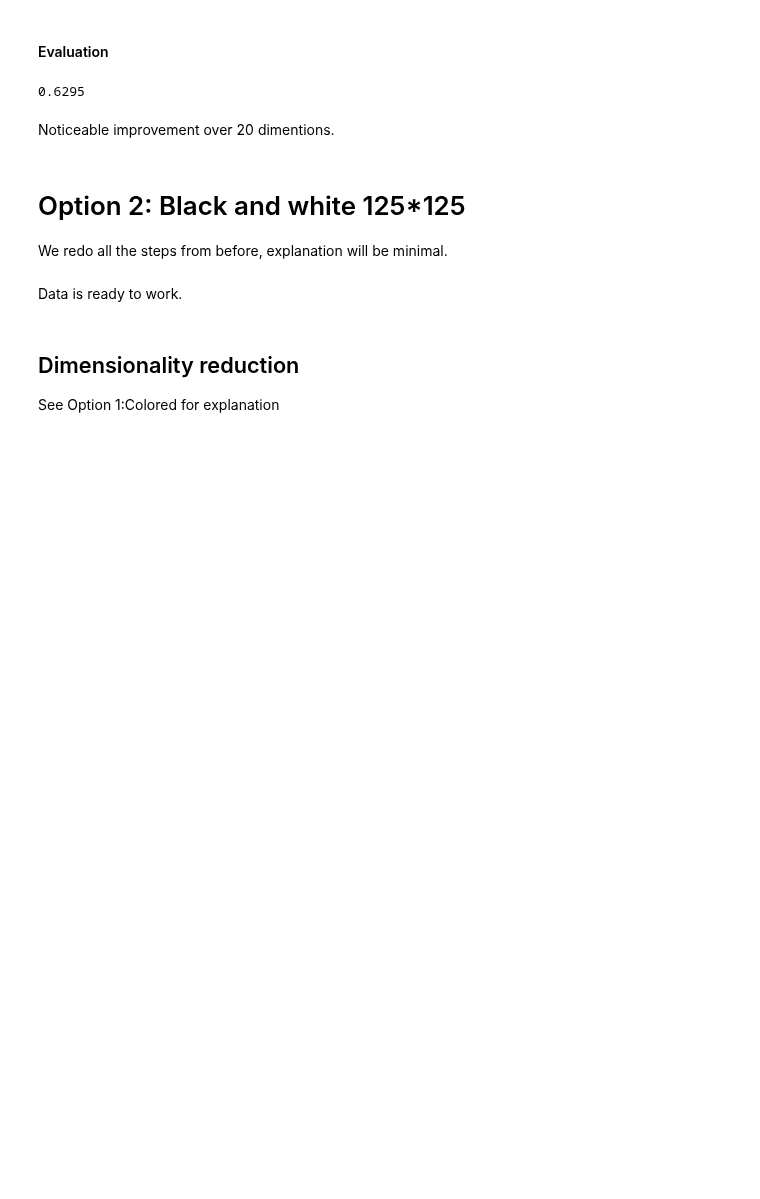
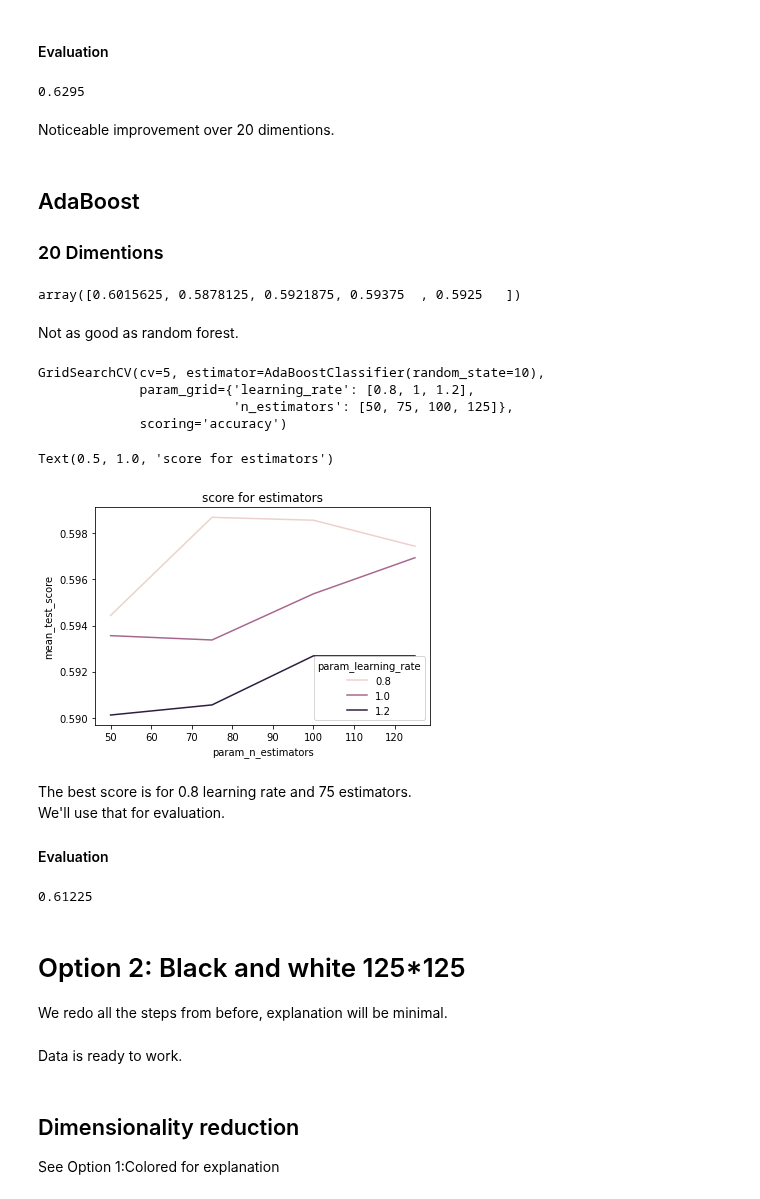
Before and after one commit to oridarshan/data-visualization-project, a Jupyter notebook: Cats_vs_Dogs.ipynb, the cells around one changed output. Saved outputs shown, nothing was run; the diff lists cells and outputs as text; code cells hidden in the pictures; blank space fills up the shorter version.

Commit message:
CvD color 20 dim AdaBoost

```diff
--- a/Cats_vs_Dogs.ipynb
+++ b/Cats_vs_Dogs.ipynb
@@ -247,7 +247,3 @@ array([0.5459375, 0.5365625, 0.55375  , 0.529375 , 0.545625 ])
 Low performance even with powerful tree.
 # %% [markdown]
 #### Evaluation
-# %%
-dtc.max_depth=5
-dtc.fit(X_train_20,y_train)
-dtc.score(X_val_20,y_val)
@@ -404,6 +403,42 @@ rfc.score(X_val_150,y_val)
 0.6295
 # %% [markdown]
 Noticeable improvement over 20 dimentions.
+# %% [markdown]
+## AdaBoost
+### 20 Dimentions
+# %%
+from sklearn.ensemble import AdaBoostClassifier
+abc=AdaBoostClassifier(n_estimators=50,random_state=10)
+cvs=cross_val_score(abc,X_train_20,y_train,cv=5,scoring='accuracy')
+cvs
+# %% [output]
+array([0.6015625, 0.5878125, 0.5921875, 0.59375  , 0.5925   ])
+# %% [markdown]
+Not as good as random forest.
+# %%
+grid=GridSearchCV(abc,{'n_estimators':[50,75,100,125],'learning_rate':[0.8,1,1.2]},cv=5,scoring='accuracy')
+grid.fit(X_train_20,y_train)
+# %% [output]
+GridSearchCV(cv=5, estimator=AdaBoostClassifier(random_state=10),
+             param_grid={'learning_rate': [0.8, 1, 1.2],
+                         'n_estimators': [50, 75, 100, 125]},
+             scoring='accuracy')
+# %%
+cv_res=pd.DataFrame(grid.cv_results_)
+sns.lineplot(data=cv_res,y='mean_test_score',x='param_n_estimators',legend=True,hue='param_learning_rate')
+plt.title('score for estimators')
+# %% [output]
+Text(0.5, 1.0, 'score for estimators')
+[figure, added]
+# %% [markdown]
+The best score is for 0.8 learning rate and 75 estimators.
+We'll use that for evaluation.
+#### Evaluation
+# %%
+abc20=grid.best_estimator_
+abc20.score(X_val_20,y_val)
+# %% [output]
+0.61225
 # %%
 ##choose best at the end
 #X_test_20=pca20.transform(X_test)
```
Also changed, not shown: parts of 7 cells of this notebook.
